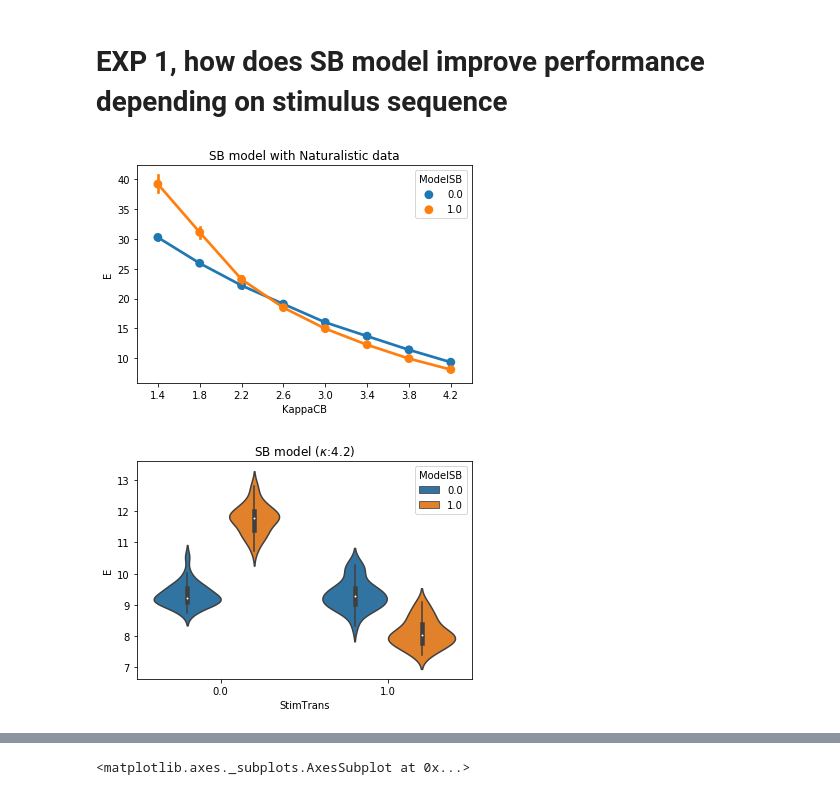
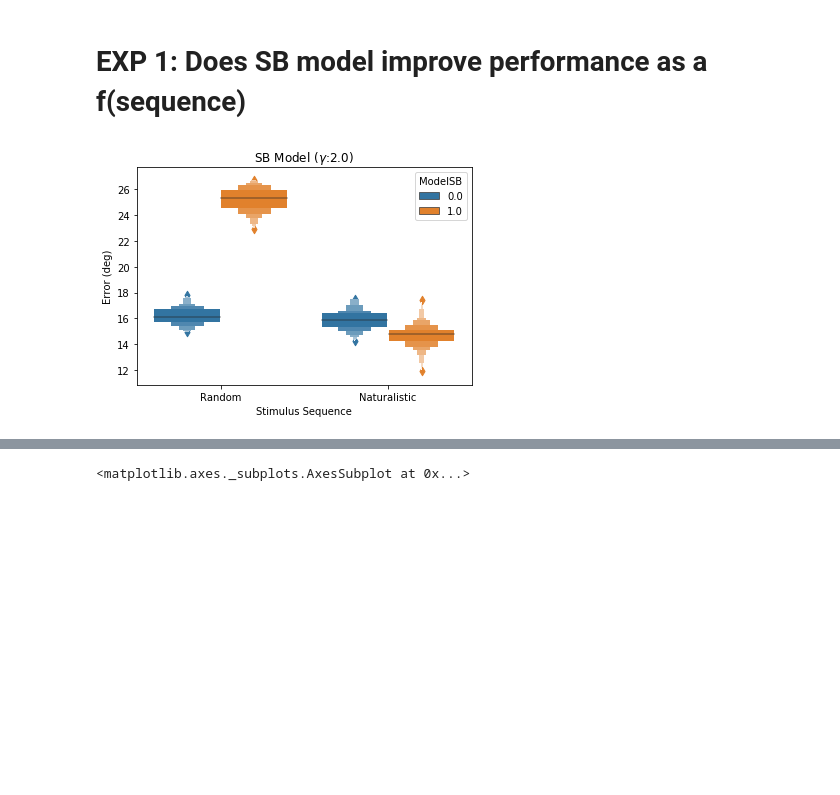
Before and after one commit to TimCSheehan/biasModels, a Jupyter notebook: playModels.ipynb, the cells around one changed output, grey strips where cells are left out. Cells and saved outputs as stored; diff of their text form; code cells hidden in the pictures; blank space fills up the shorter version.

Commit message:
model simulations

```diff
--- a/playModels.ipynb
+++ b/playModels.ipynb
@@ -10,10 +15,10 @@ import seaborn as sns
 # %% [markdown]
-# EXP 1, how does SB model improve performance depending on stimulus sequence
+# EXP 1: Does SB model improve performance as a f(sequence)
 # %%
 # SB model compare
 S = pd.DataFrame()
-gam_use, kap_use = 0.8,3.0
-for kap_use in np.arange(1.4,4.4,.4):
+gam_use, kap_use = 5.0,2.5
+for gam_use in [2]:#np.arange(1,5.0):
     for s_trans in [0,1]:
         for u_trans in [0,1]:
             for iteration in range(30):
@@ -25,14 +30,22 @@ for kap_use in np.arange(1.4,4.4,.4):
 
 S['KappaCB'] = np.round(S['KappaCB'],1)
 # %%
-sns.pointplot(data=S[S.StimTrans==1],x='KappaCB',y='E',hue='ModelSB')
-plt.title('SB model with Naturalistic data')
+# sns.pointplot(data=S[S.StimTrans==0],x='GammaCB',y='E',hue='ModelSB')
+# plt.title('SB model with Naturalistic data')
+# plt.show()
+gam_use = 2
+sns.boxenplot(data=S[S.GammaCB==gam_use],x='StimTrans',y='E',hue='ModelSB')
+plt.title('SB Model ($\gamma$:%.1f)' %gam_use)
+plt.xlabel('Stimulus Sequence')
+plt.ylabel('Error (deg)')
+plt.xticks([0,1],['Random','Naturalistic'])
+sav_name = '_figs/SB_model_wNatData.png'
+plt.savefig(sav_name)
 plt.show()
-sns.violinplot(data=S[S.KappaCB==4.2],x='StimTrans',y='E',hue='ModelSB')
-# sns.swarmplot(data=S[S.KappaCB==4.2],x='StimTrans',y='E',hue='ModelSB',dodge=1)
-plt.title('SB model ($\kappa$:4.2)')
-plt.show()
+# sns.violinplot(data=S[S.KappaCB==4.2],x='StimTrans',y='E',hue='ModelSB')
+# # sns.swarmplot(data=S[S.KappaCB==4.2],x='StimTrans',y='E',hue='ModelSB',dodge=1)
+# plt.title('SB model ($\kappa$:4.2)')
+# plt.show()
 # plt.ylim([7,13])
 # %% [output]
-[figure, old version]
+[figure, new version]
-[figure, removed]
```
Also changed, not shown: parts of 30 cells of this notebook, 3 other files.
